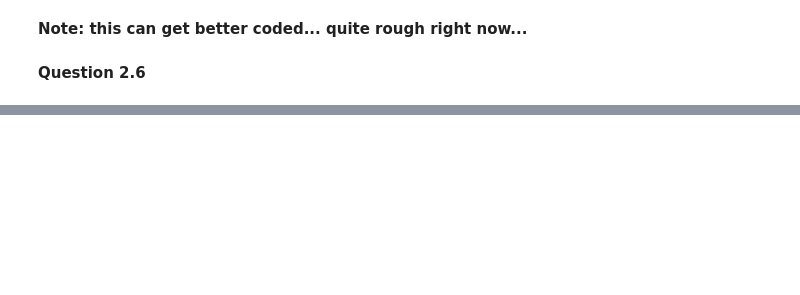
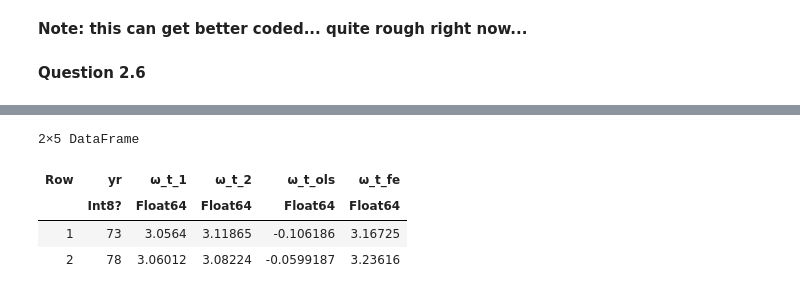
Before and after one commit to jorditorres1098/TSE-2025-2026, a Jupyter notebook: IO/problem_set_1_2.ipynb, the cells around one changed output, grey strips where cells are left out. Drawn from its saved outputs; the diff is of its cells as text; code cells hidden in the pictures; blank space fills up the shorter version.

```diff
--- a/IO/problem_set_1_2.ipynb
+++ b/IO/problem_set_1_2.ipynb
@@ -405,7 +407,7 @@ df_total_final= transform(groupby(df_total, :index),
 
 #filter for no missing in these key variables
 
-df_total_final=dropmissing(df_total_final, [:ldsal_lead, :ldnpt_lead, :lemp_lead, :P̂, :ϕ_t_hat , :ldnpt])
+df_total_final=dropmissing(df_total_final, [:ldsal_lead, :ldnpt_lead, :lemp_lead, :P̂, :ϕ_t_hat , :ldnpt, :ldrnd, :ldrnd_lead])
 
 #define main variables
 y_tlead= df_total_final.ldsal_lead
@@ -574,8 +557,6 @@ df_total_final= transform(groupby(df_total, :index),
 # %%
 
 #filter for no missing in these key variables
-
-df_total_final=dropmissing(df_total_final, [:ldsal_lead, :ldnpt_lead, :lemp_lead, :P̂, :ϕ_t_hat_2 , :ldnpt, :ldrnd_lead, :ldrnd])
 
 #define main variables
 y_tlead= df_total_final.ldsal_lead
@@ -656,10 +637,10 @@ nonlinear_solv (generic function with 1 method)
 # %%
 #for the first case.
 
-df_total_final.ω_t_hat= ωt= phi_t .- β_k_hat .* k_t - β_rd_hat .* rd_t
+df_total_final.ω_t_hat_2= ωt= phi_t .- β_k_hat .* k_t - β_rd_hat .* rd_t
 
 df_total_final2= transform(groupby(df_total_final, :yr),
-:ω_t_hat => mean => :ω_t_hat_average,
+:ω_t_hat_2 => mean => :ω_t_hat_average,
 :ldsal => (x-> exp.(x)./sum(exp.(x))) => :sjt,
 :ldsal => (x -> length(x)) => :Nt
 )
@@ -667,7 +648,7 @@ df_total_final2= transform(groupby(df_total_final, :yr),
 sjt= df_total_final2.sjt
 Nt= df_total_final2.Nt
 ω_t_hat_average= df_total_final2.ω_t_hat_average
-ω_t_hat_j=df_total_final2.ω_t_hat
+ω_t_hat_j=df_total_final2.ω_t_hat_2
 
 df_total_final2.covariance_op= (sjt .- (1.0 ./Nt)) .*(ω_t_hat_j .-ω_t_hat_average)
 
@@ -716,3 +697,11 @@ df_total_final
 | 1077 | 1396 | 369 | 78 | 3.02842 | -0.82098 | 1.79598 | 1.01184 | -1.37651 | -0.71122 | false | 3.74353 | ... |
 | 1078 | 1397 | 349 | 73 | 4.46022 | -0.597837 | 3.51143 | 0.201392 | -0.888359 | 2.4191 | false | 4.59924 | ... |
 | 1079 | 1399 | 365 | 78 | 6.8854 | 3.12236 | 5.76988 | 5.89259 | 3.88258 | 3.23827 | false | 5.52487 | ... |
+# %%
+##Question 2.7
+
+#ols
+df.ω_t_ols= df.ldsal .- reg_ols1.coef[1] .- reg_ols1.coef[2] .* df.ldnpt .- reg_ols1.coef[3] .* df.lemp
+
+#FE
+df.ω_t_fe = df.ldsal  .- reg_fe.coef[1].* df.ldnpt  .- reg_fe.coef[2].* df.lemp
@@ -718,0 +749,29 @@ df_total_final
+# %%
+#plot trends
+
+df_allmeasures = innerjoin(
+    df,
+    select(df_total_final, :yr, :index, :ω_t_noRD , :ω_t_hat_2),
+    on = [:index, :yr]
+)
+
+
+ g = groupby(df_allmeasures, :yr)
+
+out= combine(g,
+
+            :ω_t_noRD=> mean => :ω_t_1 ,
+            :ω_t_hat_2=> mean => :ω_t_2 ,
+            :ω_t_ols => mean => :ω_t_ols ,
+            :ω_t_fe => mean => :ω_t_fe
+        )
+
+
+
+##nice results!
+# %% [output]
+2×5 DataFrame
+| Row | yr | ω_t_1 | ω_t_2 | ω_t_ols | ω_t_fe |
+|  | Int8? | Float64 | Float64 | Float64 | Float64 |
+| 1 | 73 | 3.0564 | 3.11865 | -0.106186 | 3.16725 |
+| 2 | 78 | 3.06012 | 3.08224 | -0.0599187 | 3.23616 |
```
Also changed, not shown: parts of 21 cells of this notebook, 8 other files.
